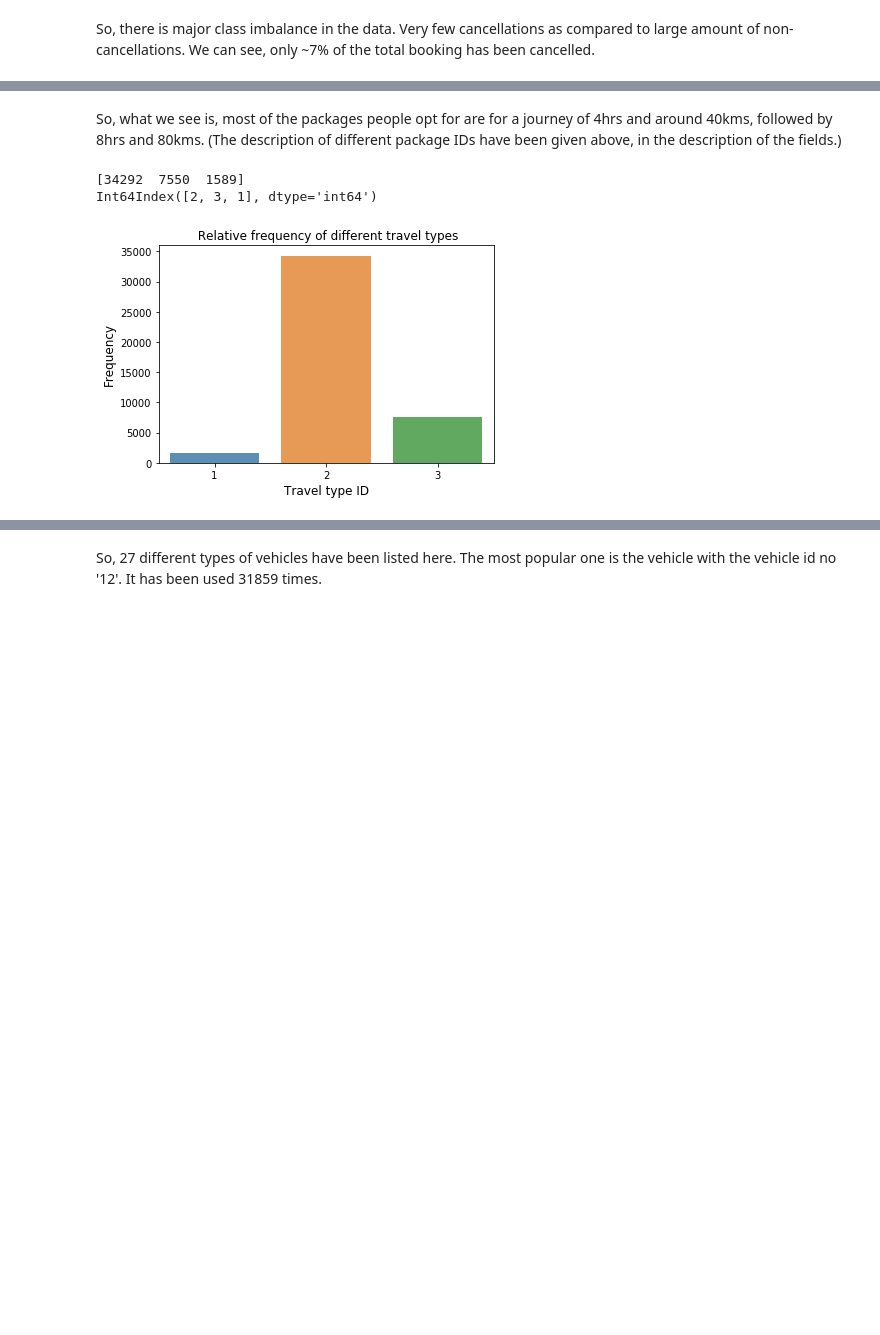
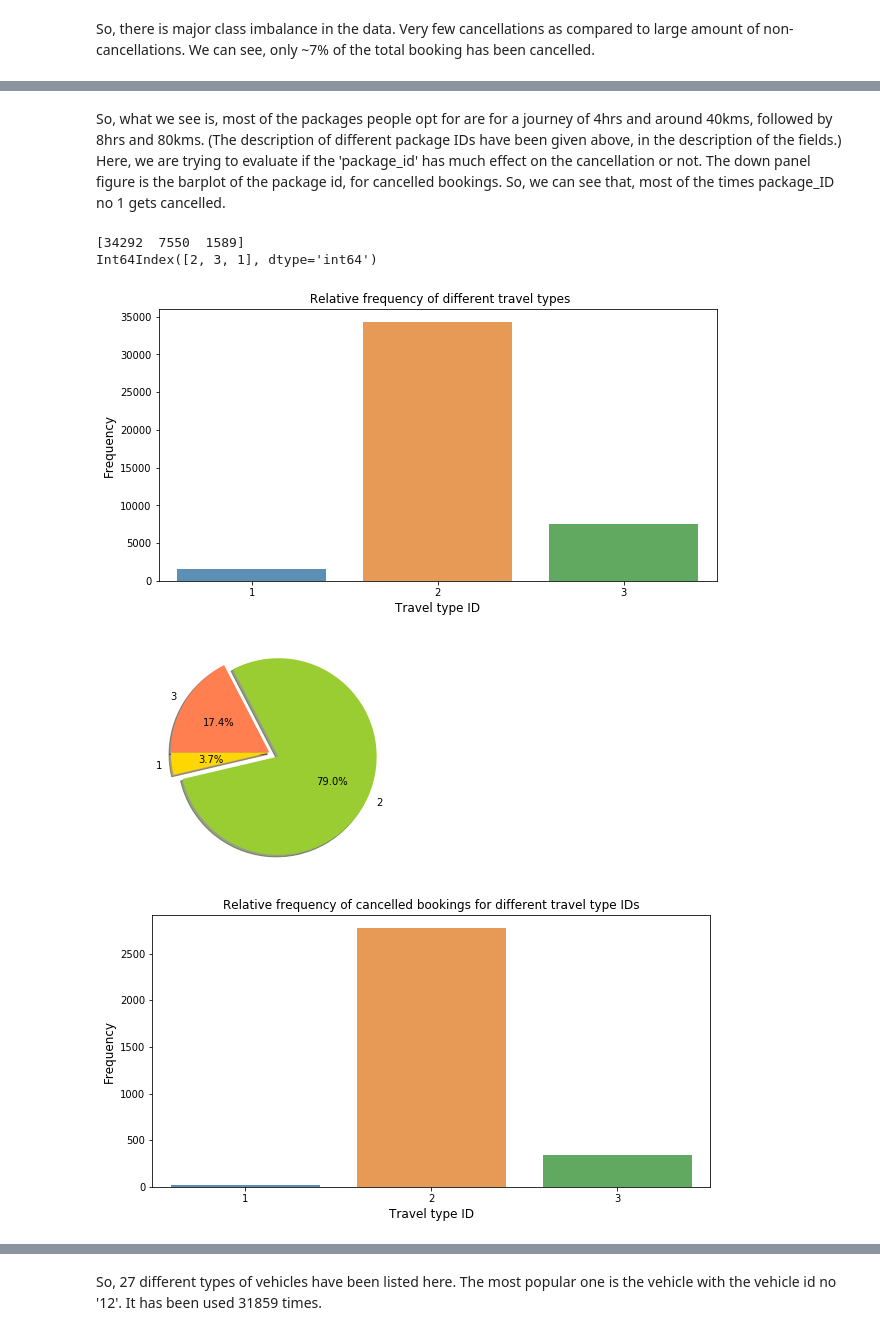
Before and after one commit to debisree/Springboard-Data-Science-Career-Track, a Jupyter notebook: predicting-cab-booking-cancellations.ipynb, the cells around one changed output, grey strips where cells are left out. Saved outputs shown, nothing was run; the diff lists cells and outputs as text; code cells hidden in the pictures; blank space fills up the shorter version.

```diff
--- a/predicting-cab-booking-cancellations.ipynb
+++ b/predicting-cab-booking-cancellations.ipynb
@@ -205,19 +248,44 @@ Float64Index([1.0, 2.0, 6.0, 4.0, 3.0, 7.0, 5.0], dtype='float64')
 # %% [markdown]
-So, what we see is, most of the packages people opt for are for a journey of 4hrs and around 40kms, followed by 8hrs and 80kms. (The description of different package IDs have been given above, in the description of the fields.)
+So, what we see is, most of the packages people opt for are for a journey of 4hrs and around 40kms, followed by 8hrs and 80kms. (The description of different package IDs have been given above, in the description of the fields.)<br/>
+Here, we are trying to evaluate if the 'package_id' has much effect on the cancellation or not. The down panel figure is the barplot of the package id, for cancelled bookings. So, we can see that, most of the times package_ID no 1 gets cancelled.
 # %%
 #Explore the distributions of different travel types:
 travel = df.travel_type_id.value_counts()
 print(travel.values)
 print(travel.index)
 
 #Visually:
+plt.figure(figsize=(10,5))
 sb.barplot(travel.index,travel.values,alpha=0.8)
 plt.title(' Relative frequency of different travel types')
 plt.ylabel('Frequency', fontsize=12)
 plt.xlabel('Travel type ID', fontsize=12)
 plt.show()
+
+#pie plot
+labels = '1','2','3'
+sizes = [1589, 34292,7550]
+colors = ['gold', 'yellowgreen','coral']
+explode = (0, 0.1,0)  # explode 1st slice
+plt.pie(sizes, explode=explode, labels=labels, colors=colors,
+autopct='%1.1f%%', shadow=True, startangle=180)
+
+plt.axis('equal')
+plt.show()
+
+#Let's see how the cancelled bookings relate to the travel type.
+tt=df.groupby('travel_type_id')['Car_Cancellation'].sum()
+#print(g)
+plt.figure(figsize=(10,5))
+sb.barplot(tt.index,tt.values,alpha=0.8)
+plt.title('Relative frequency of cancelled bookings for different travel type IDs')
+plt.ylabel('Frequency', fontsize=12)
+plt.xlabel('Travel type ID', fontsize=12)
+plt.show()
 # %% [output]
 [34292  7550  1589]
 Int64Index([2, 3, 1], dtype='int64')
-[figure, old version]
+[figure, new version]
+[figure, added]
+[figure, added]
 # %% [markdown]
```
Also changed, not shown: parts of 32 cells of this notebook.
